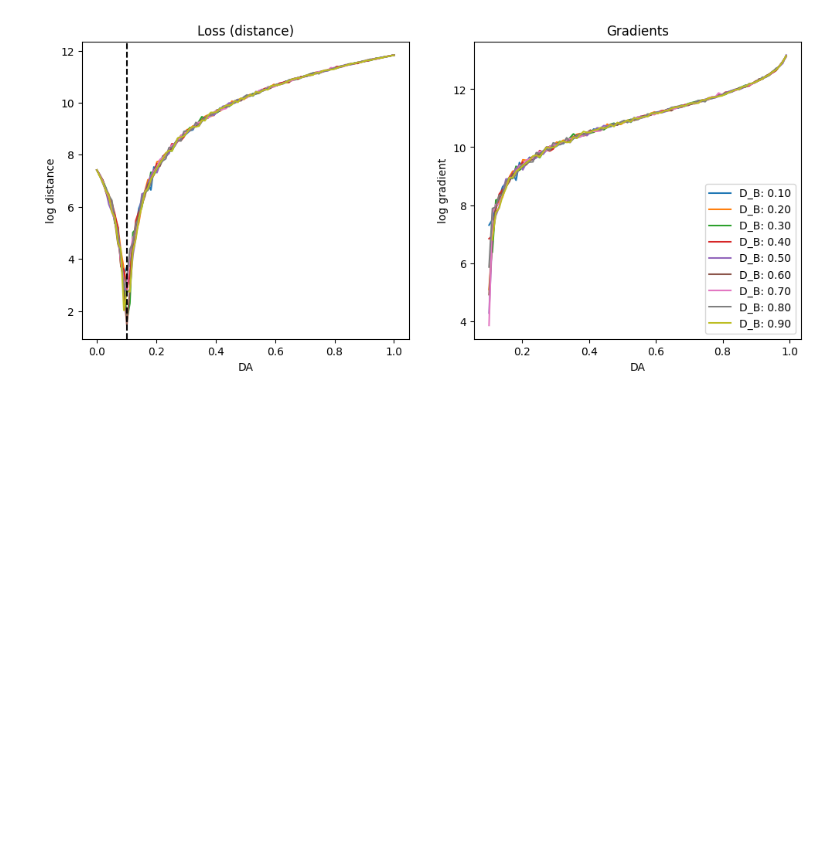
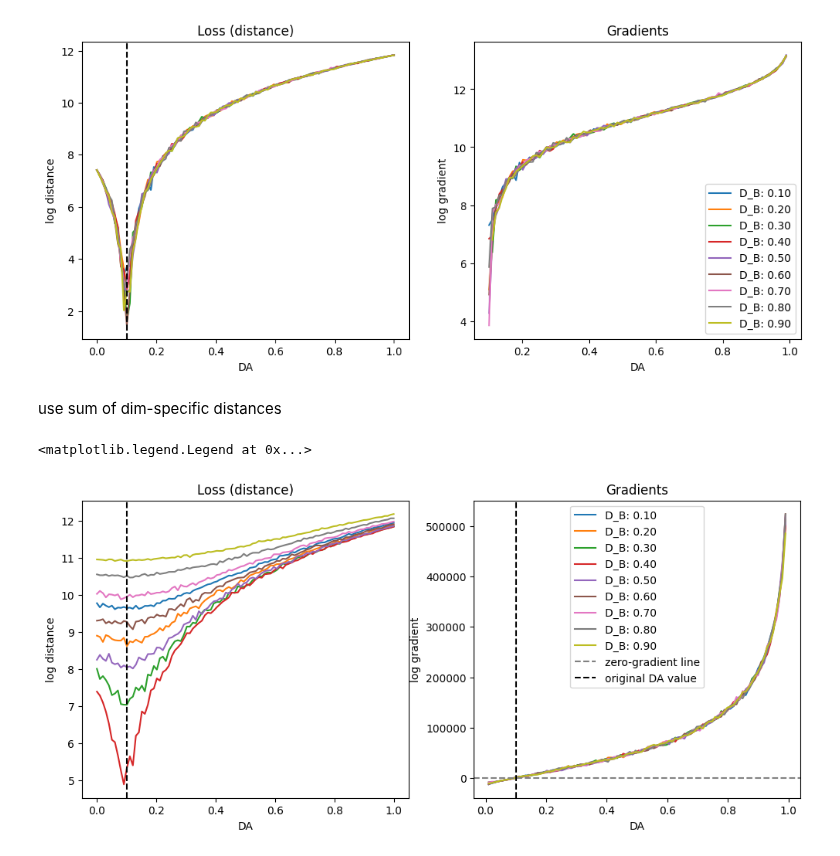
Before and after one commit to JanSchering/Thesis, a Jupyter notebook: fhn_model/Experiment_4.ipynb, the cells around one changed output. Drawn from its saved outputs; the diff is of its cells as text; code cells hidden in the pictures; blank space fills up the shorter version.

```diff
--- a/fhn_model/Experiment_4.ipynb
+++ b/fhn_model/Experiment_4.ipynb
@@ -129,3 +129,5 @@ plt.legend()
 # %% [output]
 <matplotlib.legend.Legend at 0x...>
 [figure]
+# %% [markdown]
+use sum of dim-specific distances
@@ -131,0 +168,16 @@ plt.legend()
+# %%
+fig, axs = plt.subplots(1,2, figsize=(12,5))
+for idx in range(9):
+    axs[0].plot(DA_vals.cpu(), np.log(np.array(distances[idx])), label=f"D_B: {DB_vals[idx]:.2f}")
+    axs[1].plot(DA_vals.cpu(), np.array(grads[idx]), label=f"D_B: {DB_vals[idx]:.2f}")
+axs[0].set(title="Loss (distance)", xlabel="DA", ylabel="log distance")
+axs[1].set(title="Gradients", xlabel="DA", ylabel="log gradient")
+
+axs[0].axvline(0.1, color='black', linestyle="--", label="original DA value")
+axs[1].axhline(0., color='gray', linestyle="--", label="zero-gradient line")
+axs[1].axvline(0.1, color='black', linestyle="--", label="original DA value")
+
+plt.legend()
+# %% [output]
+<matplotlib.legend.Legend at 0x...>
+[figure, added]
```
Also changed, not shown: parts of 2 cells of this notebook, 1 other file.
